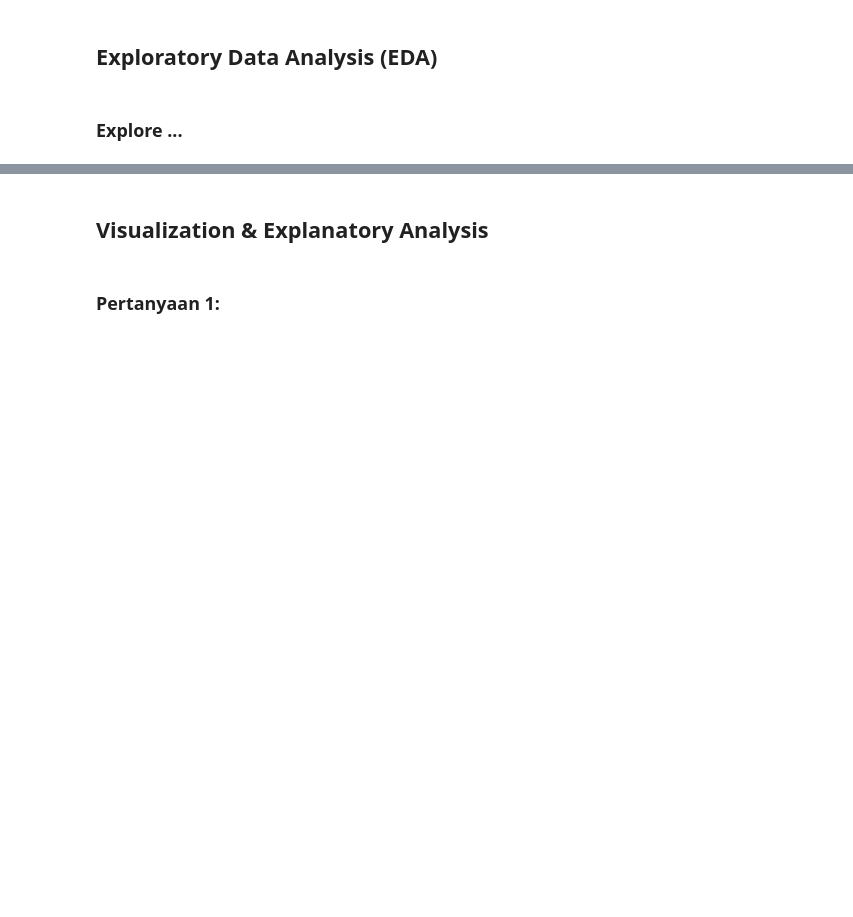
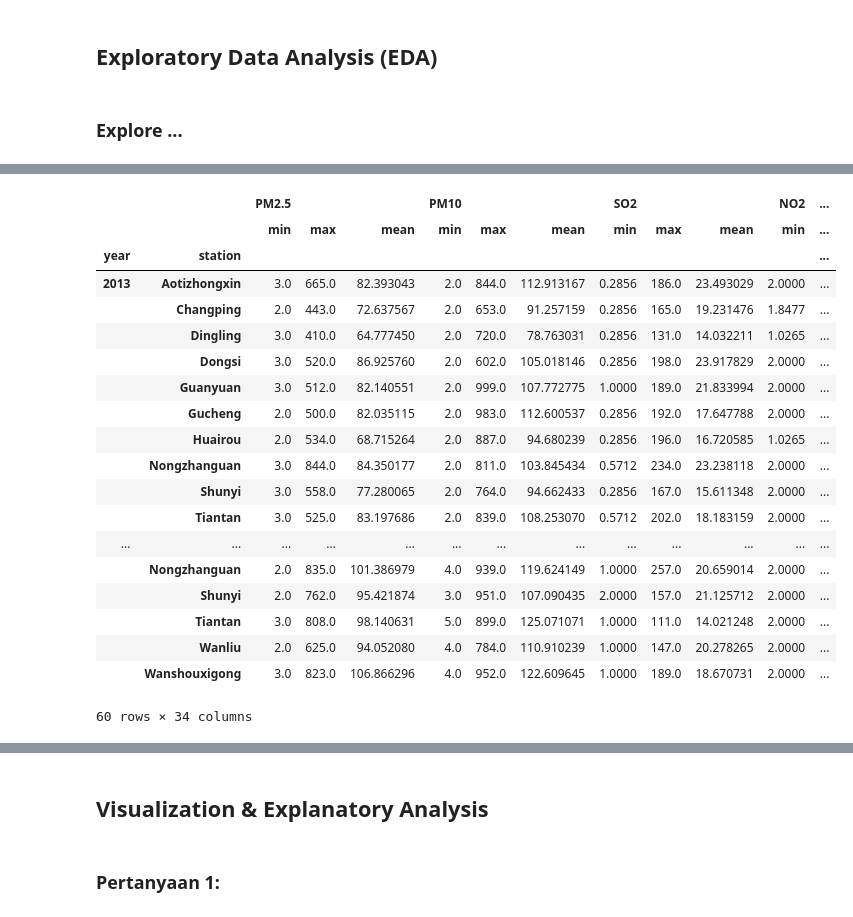
Before and after one commit to fitristachan/Air-Quality-Data-Analytic, a Jupyter notebook: Air_Quality_Data_Analytic.ipynb, the cells around one changed output, grey strips where cells are left out. Drawn from its saved outputs; the diff is of its cells as text; code cells hidden in the pictures; blank space fills up the shorter version.

```diff
--- a/Air_Quality_Data_Analytic.ipynb
+++ b/Air_Quality_Data_Analytic.ipynb
@@ -281,0 +309,36 @@ memory usage: 57.8+ MB
+# %%
+airquality_df.groupby(by=["year", "station"]).agg({
+    "PM2.5":  ["min", "max", "mean"],
+    "PM10":  ["min", "max", "mean"],
+    "SO2" :  ["min", "max", "mean"],
+    "NO2" :  ["min", "max", "mean"],
+    "CO" :  ["min", "max", "mean"],
+    "O3" :  ["min", "max", "mean"],
+    "TEMP" :  ["min", "max", "mean"],
+    "PRES" :  ["min", "max", "mean"],
+    "DEWP":  ["min", "max", "mean"],
+    "RAIN":  ["min", "max", "mean"],
+    "wd" : [lambda x: x.mode().iloc[0] if not x.mode().empty else None],
+    "WSPM":  ["min", "max", "mean"]
+})
+# %% [output]
+|  |  | PM2.5 |  |  | PM10 |  |  | SO2 |  |  | NO2 | ... |
+|  |  | min | max | mean | min | max | mean | min | max | mean | min | ... |
+| year | station |  |  |  |  |  |  |  |  |  |  | ... |
+| 2013 | Aotizhongxin | 3.0 | 665.0 | 82.393043 | 2.0 | 844.0 | 112.913167 | 0.2856 | 186.0 | 23.493029 | 2.0000 | ... |
+|  | Changping | 2.0 | 443.0 | 72.637567 | 2.0 | 653.0 | 91.257159 | 0.2856 | 165.0 | 19.231476 | 1.8477 | ... |
+|  | Dingling | 3.0 | 410.0 | 64.777450 | 2.0 | 720.0 | 78.763031 | 0.2856 | 131.0 | 14.032211 | 1.0265 | ... |
+|  | Dongsi | 3.0 | 520.0 | 86.925760 | 2.0 | 602.0 | 105.018146 | 0.2856 | 198.0 | 23.917829 | 2.0000 | ... |
+|  | Guanyuan | 3.0 | 512.0 | 82.140551 | 2.0 | 999.0 | 107.772775 | 1.0000 | 189.0 | 21.833994 | 2.0000 | ... |
+|  | Gucheng | 2.0 | 500.0 | 82.035115 | 2.0 | 983.0 | 112.600537 | 0.2856 | 192.0 | 17.647788 | 2.0000 | ... |
+|  | Huairou | 2.0 | 534.0 | 68.715264 | 2.0 | 887.0 | 94.680239 | 0.2856 | 196.0 | 16.720585 | 1.0265 | ... |
+|  | Nongzhanguan | 3.0 | 844.0 | 84.350177 | 2.0 | 811.0 | 103.845434 | 0.5712 | 234.0 | 23.238118 | 2.0000 | ... |
+|  | Shunyi | 3.0 | 558.0 | 77.280065 | 2.0 | 764.0 | 94.662433 | 0.2856 | 167.0 | 15.611348 | 2.0000 | ... |
+|  | Tiantan | 3.0 | 525.0 | 83.197686 | 2.0 | 839.0 | 108.253070 | 0.5712 | 202.0 | 18.183159 | 2.0000 | ... |
+| ... | ... | ... | ... | ... | ... | ... | ... | ... | ... | ... | ... | ... |
+|  | Nongzhanguan | 2.0 | 835.0 | 101.386979 | 4.0 | 939.0 | 119.624149 | 1.0000 | 257.0 | 20.659014 | 2.0000 | ... |
+|  | Shunyi | 2.0 | 762.0 | 95.421874 | 3.0 | 951.0 | 107.090435 | 2.0000 | 157.0 | 21.125712 | 2.0000 | ... |
+|  | Tiantan | 3.0 | 808.0 | 98.140631 | 5.0 | 899.0 | 125.071071 | 1.0000 | 111.0 | 14.021248 | 2.0000 | ... |
+|  | Wanliu | 2.0 | 625.0 | 94.052080 | 4.0 | 784.0 | 110.910239 | 1.0000 | 147.0 | 20.278265 | 2.0000 | ... |
+|  | Wanshouxigong | 3.0 | 823.0 | 106.866296 | 4.0 | 952.0 | 122.609645 | 1.0000 | 189.0 | 18.670731 | 2.0000 | ... |
+60 rows × 34 columns
```
Also changed, not shown: parts of 6 cells of this notebook, 1 other file.
